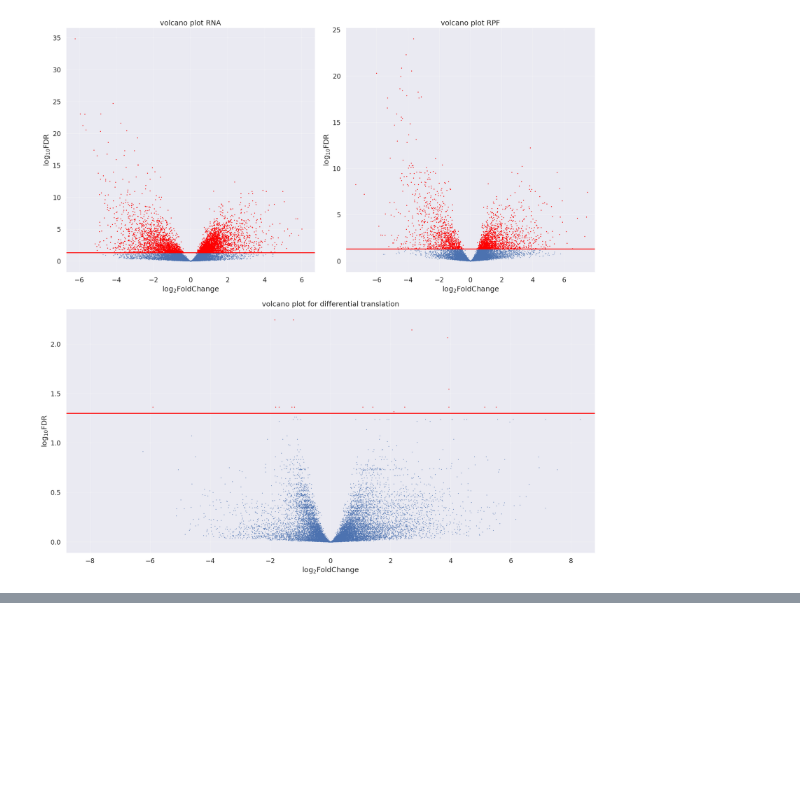
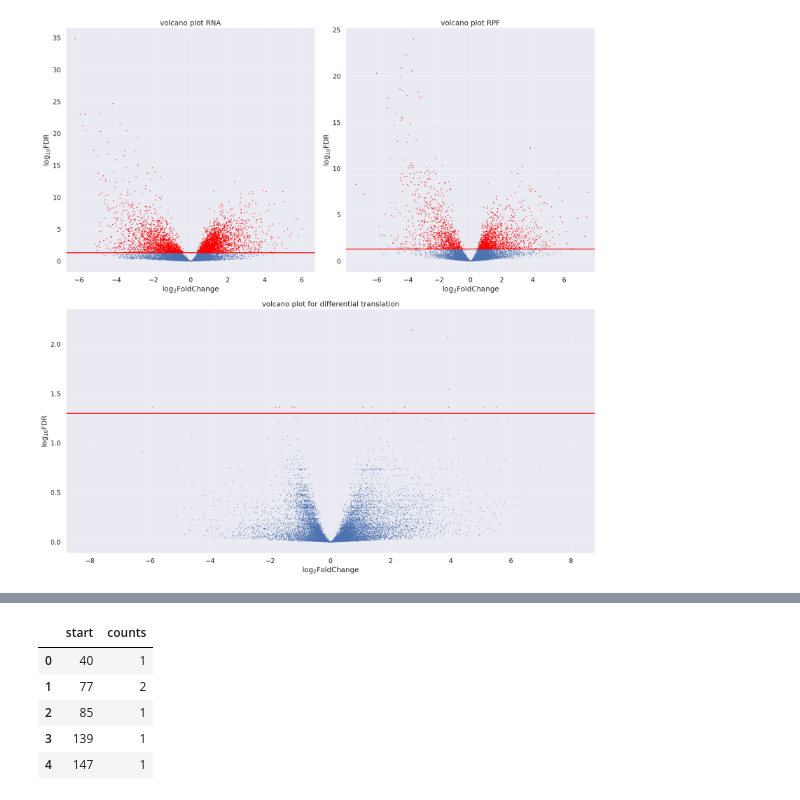
Before and after one commit to alex123012/bioinf_2022, a Jupyter notebook: RiboSeq/RiboSeq.ipynb, the cells around one changed output, grey strips where cells are left out. Drawn from its saved outputs; the diff is of its cells as text; code cells hidden in the pictures; blank space fills up the shorter version.

```diff
--- a/RiboSeq/RiboSeq.ipynb
+++ b/RiboSeq/RiboSeq.ipynb
@@ -362,0 +387,16 @@ plt.show()
+# %%
+def read_wig(path):
+    return pd.read_csv(path, sep='\t').reset_index().rename(columns={
+        "index":"start",
+        "variableStep chrom=U00096.3": "counts",
+    })
+# %%
+f_coords = read_wig(work_files.track_f)
+f_coords.head()
+# %% [output]
+|  | start | counts |
+| 0 | 40 | 1 |
+| 1 | 77 | 2 |
+| 2 | 85 | 1 |
+| 3 | 139 | 1 |
+| 4 | 147 | 1 |
```
Also changed, not shown: parts of 18 cells of this notebook.
